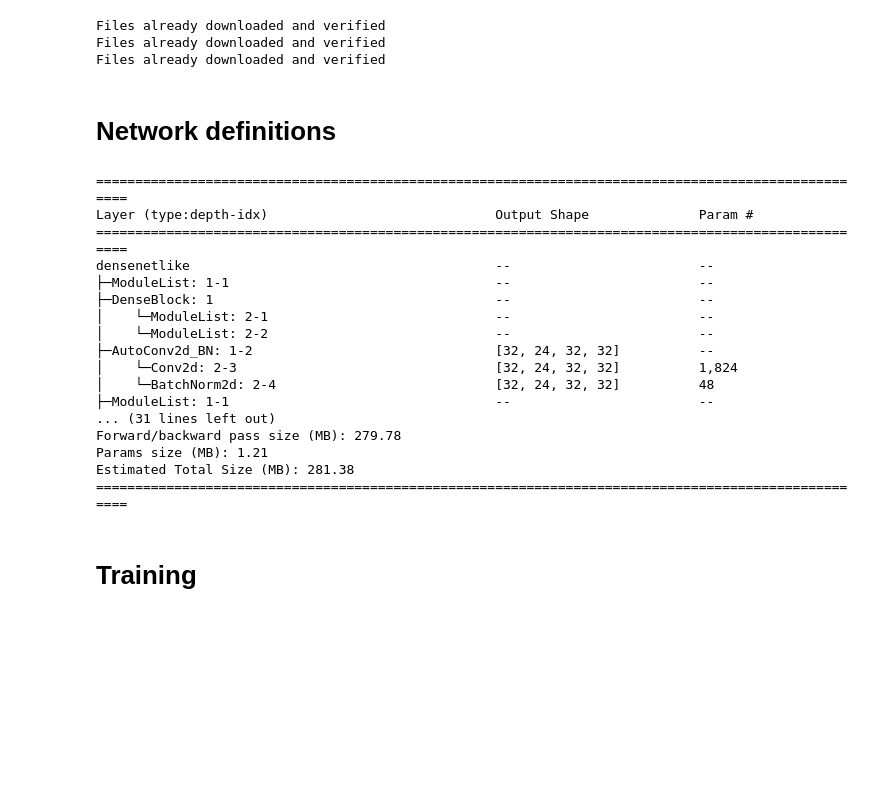
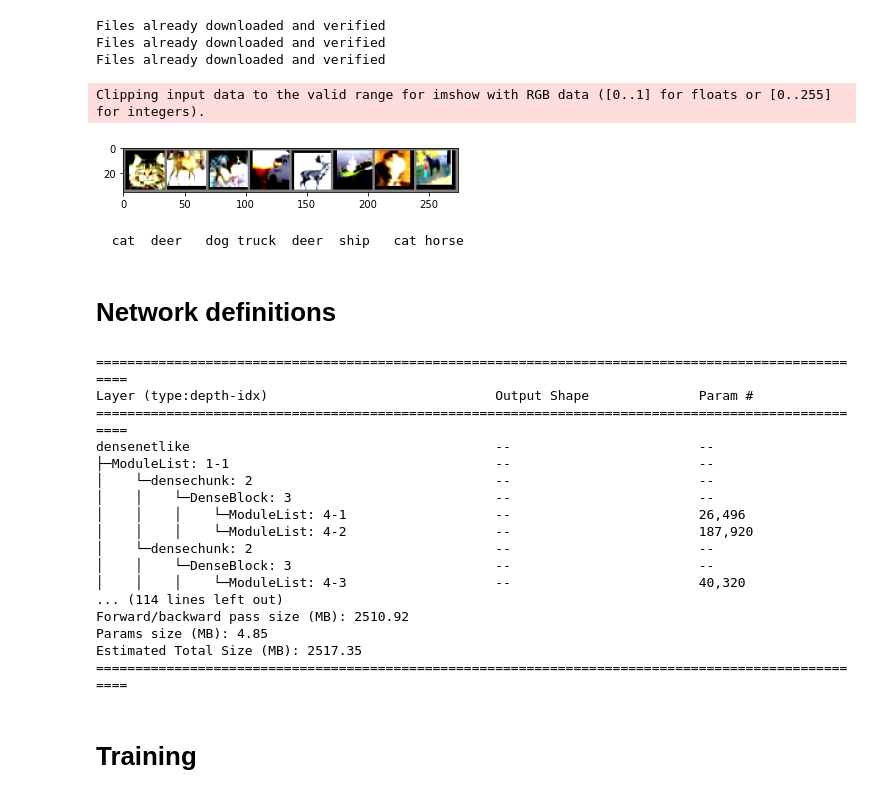
Before and after one commit to theabhirath/cifar10-experiments, a Jupyter notebook: Vision/CIFAR-10/CIFAR-10 experiments.ipynb, the cells around one changed output. Cells and saved outputs as stored; diff of their text form; code cells hidden in the pictures; blank space fills up the shorter version.

```diff
--- a/Vision/CIFAR-10/CIFAR-10 experiments.ipynb
+++ b/Vision/CIFAR-10/CIFAR-10 experiments.ipynb
@@ -48,12 +49,12 @@ torch.backends.cudnn.benchmark = False
 arch = "densenetlike"
 # %%
 # some hyperparameters for the network
-batch_size = 32
+batch_size = 128
 val_size = 0.1
-epochs = 100
+epochs = 200
 learning_rate = 3e-3
-decay = 0.1
-opt_milestones = [50, 75]
+decay = 0.07
+opt_milestones = [75, 115]
 # %%
 # defining transforms and data augmentation
 train_transform = transforms.Compose(
@@ -104,6 +105,30 @@ validloader = torch.utils.data.DataLoader(validset, batch_size=batch_size,
                                           sampler = valid_sampler, num_workers=2)
 testloader = torch.utils.data.DataLoader(testset, batch_size=batch_size,
                                          shuffle = False, num_workers=2)
+# %%
+# class names in CIFAR-10
+classes = ('plane', 'car', 'bird', 'cat',
+           'deer', 'dog', 'frog', 'horse', 'ship', 'truck')
+# %%
+# functions to show an image
+def imshow(img):
+    img = img / 2 + 0.5     # unnormalize
+    npimg = img.numpy()
+    plt.imshow(np.transpose(npimg, (1, 2, 0)))
+    plt.show()
+
+# get some random training images
+dataiter = iter(trainloader)
+images, labels = dataiter.next()
+
+# show images
+imshow(torchvision.utils.make_grid(images[:8]))
+# print labels
+print(' '.join('%5s' % classes[labels[j]] for j in range(8)))
+# %% [output]
+Clipping input data to the valid range for imshow with RGB data ([0..1] for floats or [0..255] for integers).
+[figure, added]
+  cat  deer   dog truck  deer  ship   cat horse
 # %% [markdown]
 # Network definitions
 # %%
@@ -114,24 +139,24 @@ base_arch = getattr(model_file, arch)
 # moving net to GPU and summary of model architecture
 net = base_arch()
 net.to(device)
-summary(net, input_size = (batch_size, 3, 32, 32))
+summary(net, input_size = (batch_size, 3, 32, 32), depth = 4)
 # %% [output]
 ====================================================================================================
 Layer (type:depth-idx)                             Output Shape              Param #
 ====================================================================================================
 densenetlike                                       --                        --
 ├─ModuleList: 1-1                                  --                        --
-├─DenseBlock: 1                                    --                        --
-│    └─ModuleList: 2-1                             --                        --
-│    └─ModuleList: 2-2                             --                        --
-├─AutoConv2d_BN: 1-2                               [32, 24, 32, 32]          --
-│    └─Conv2d: 2-3                                 [32, 24, 32, 32]          1,824
-│    └─BatchNorm2d: 2-4                            [32, 24, 32, 32]          48
-├─ModuleList: 1-1                                  --                        --
-... (31 lines left out)
-Forward/backward pass size (MB): 279.78
-Params size (MB): 1.21
-Estimated Total Size (MB): 281.38
+│    └─densechunk: 2                               --                        --
+│    │    └─DenseBlock: 3                          --                        --
+│    │    │    └─ModuleList: 4-1                   --                        26,496
+│    │    │    └─ModuleList: 4-2                   --                        187,920
+│    └─densechunk: 2                               --                        --
+│    │    └─DenseBlock: 3                          --                        --
+│    │    │    └─ModuleList: 4-3                   --                        40,320
+... (114 lines left out)
+Forward/backward pass size (MB): 2510.92
+Params size (MB): 4.85
+Estimated Total Size (MB): 2517.35
 ====================================================================================================
 # %%
 # defining loss, optimizer and lr scheduler
```
Also changed, not shown: parts of 10 cells of this notebook, 13 other files.
